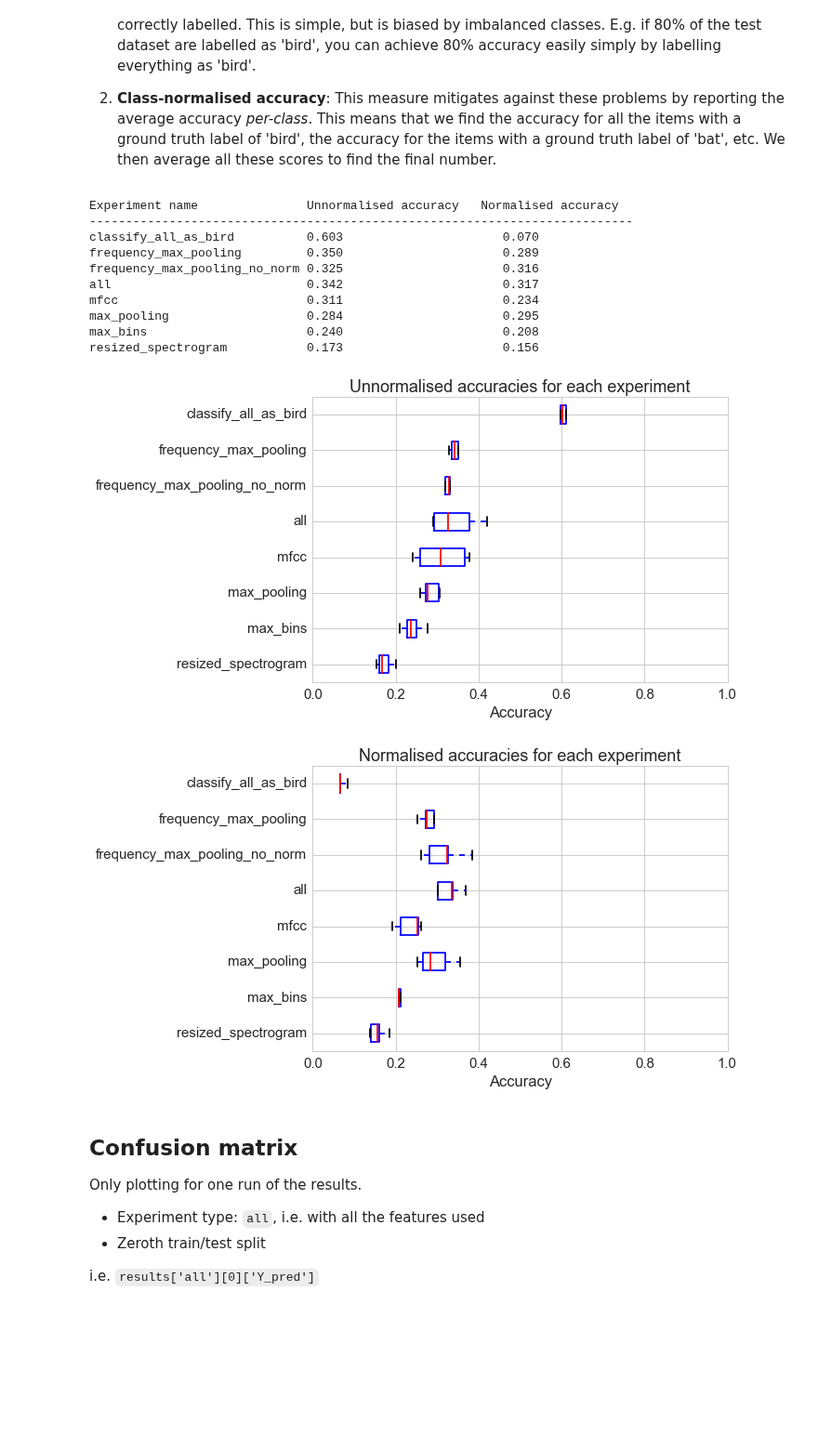
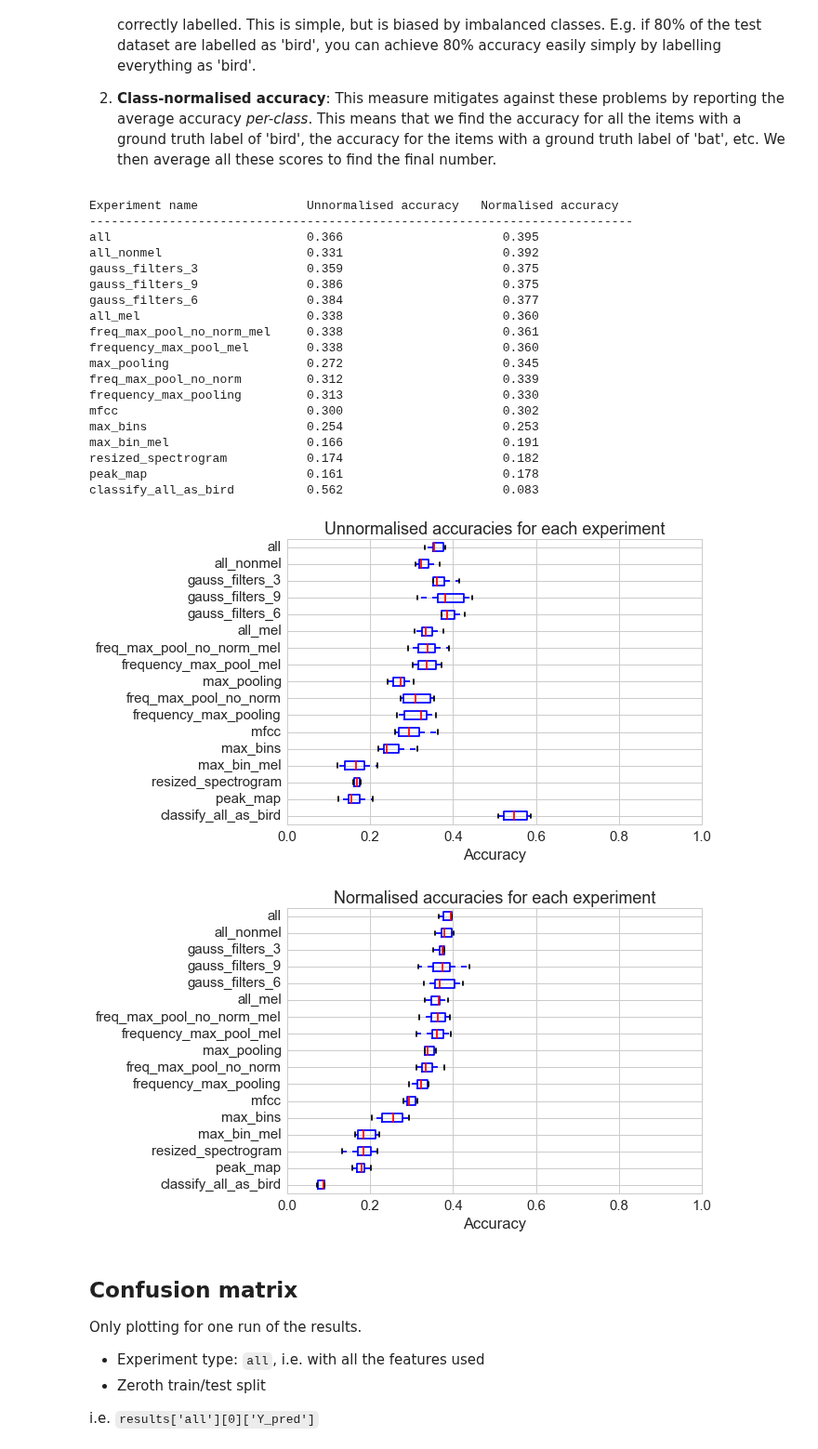
Before and after one commit to mdfirman/CityNet, a Jupyter notebook: notebooks/classification/features_evaluation.ipynb, the cells around one changed output. Shown at 93% size. Drawn from its saved outputs; the diff is of its cells as text; code cells hidden in the pictures; blank space fills up the shorter version.

Commit message:
Added some old work which I hadn't committed before, e.g. features evaluation now uses the blank snippets also

```diff
--- a/notebooks/classification/features_evaluation.ipynb
+++ b/notebooks/classification/features_evaluation.ipynb
@@ -39,12 +39,15 @@ The autoreload extension is already loaded. To reload it, use:
   %reload_ext autoreload
 # %%
 # this sets where the data is stored
-base_path = '/home/michael/projects/engaged_hackathon_data/cropped_audio/'
+base_path = '/home/michael/projects/engaged_hackathon_data/raw_data/cropped_audio/'
 
 spectrogram_parameters = {
     'nfft': 1024,
     'window_width': 0.03,
-    'overlap': 0.01
+    'overlap': 0.01,
+#     'convert_to_mel': True,
+#     'mel_bins': 50,
+#     'stowell_normalise': True
     }
 
 # we won't bother training OR testing on classes with fewer data than this number:
@@ -224,15 +288,18 @@ def train_test_split_file_level(superclass_labels, *arrays, **options):
 import random
 tic = time.time()
 
+# set up experiments for sets of features
 experiments = {
-    'mfcc': ['mfcc'],
-    'resized_spectrogram': ['resized_spectrogram'],
-    'max_bins': ['max_bins'],
-    'max_pooling': ['max_pooling'],
-    'frequency_max_pooling': ['frequency_max_pooling'],
-    'frequency_max_pooling_no_norm': ['frequency_max_pooling_no_norm'],
-    'all': ['mfcc', 'resized_spectrogram', 'max_bins', 'max_pooling']
+    'all_nonmel': ['freq_max_pool_no_norm', 'frequency_max_pooling', 'max_pooling', 'max_bins'],
+    'all_mel': ['freq_max_pool_no_norm_mel', 'frequency_max_pool_mel', 'max_bin_mel'],
+    'all': ['mfcc', 'resized_spectrogram', 'max_bins', 'max_pooling', 'frequency_max_pooling',
+            'freq_max_pool_no_norm', 'frequency_max_pool_mel', 'max_bin_mel']
     }
+
+# add an experiment for each feature type
+for xx in X:
+    if len(xx) > 1:
+        experiments[xx] = [xx]
 
 # a list of the *original* file from which each recording came
 source_files = [datum['base_filename'] for datum in dataset]
@@ -243,7 +310,7 @@ results = collections.defaultdict(list)
 
 # we will repeat the experiment for multiple train/test splits, and ultimately
 # average over them
-for random_seed in range(5):
+for random_seed in range(4, 10):
 
     print "Seed", random_seed,
 
@@ -266,11 +333,15 @@ for random_seed in range(5):
 
     # count the classes in the training set
     training_class_counts = collections.Counter(Y_train)
+    temp_test_class_counts = \
+        collections.Counter([Y[idx] for idx in temp_test_idxs])
 
     # only use test classes which appear in the training set enough times!
-    test_idxs = [idx
-                 for idx in temp_test_idxs
-                 if training_class_counts[Y[idx]] > minimum_class_count]
+    # ...and which are in the test set enough times!
+    test_idxs = [
+        idx for idx in temp_test_idxs
+        if training_class_counts[Y[idx]] > minimum_class_count
+        and temp_test_class_counts[Y[idx]] > minimum_class_count]
     Y_test = [Y[idx] for idx in test_idxs]
 
     # Set a baseline where all the test set is classified as bird
@@ -386,44 +455,53 @@ for experiment_name, result_list in results.iteritems():
 
     accuracies.append((experiment_name, unnormalised_acc, class_normalised_acc))
 
 # sorting the list of accuracies by median accuracy
-accuracies = sorted(accuracies, key=lambda x: np.median(np.array(x[1])))
+accuracies = sorted(accuracies, key=lambda x: np.median(np.array(x[2])))
 
 # printing this sorted list
 print "Experiment name".ljust(30) + "Unnormalised accuracy".ljust(24) + \
     "Normalised accuracy".ljust(20)
 
 print '-' * 75
 
 for experiment_name, acc1, acc2 in accuracies[::-1]:
     print experiment_name.ljust(30) + '%0.3f\t\t\t %0.3f' % \
         (np.array(acc1).mean(), np.array(acc2).mean())
 
 plt.boxplot([acc[1] for acc in accuracies], 0, 'b+', 0);
 plt.xlim(0, 1.0)
 plt.xlabel('Accuracy')
 plt.title('Unnormalised accuracies for each experiment')
 plt.gca().set_yticklabels([acc[0] for acc in accuracies]);
 
 plt.figure()
 plt.boxplot([acc[2] for acc in accuracies], 0, 'b+', 0);
 plt.xlim(0, 1.0)
 plt.xlabel('Accuracy')
 plt.title('Normalised accuracies for each experiment')
 plt.gca().set_yticklabels([acc[0] for acc in accuracies]);
 # %% [output]
 Experiment name               Unnormalised accuracy   Normalised accuracy
 ---------------------------------------------------------------------------
-classify_all_as_bird          0.603                      0.070
-frequency_max_pooling         0.350                      0.289
-frequency_max_pooling_no_norm 0.325                      0.316
-all                           0.342                      0.317
-mfcc                          0.311                      0.234
-max_pooling                   0.284                      0.295
-max_bins                      0.240                      0.208
-resized_spectrogram           0.173                      0.156
+all                           0.366                      0.395
+all_nonmel                    0.331                      0.392
+gauss_filters_3               0.359                      0.375
+gauss_filters_9               0.386                      0.375
+gauss_filters_6               0.384                      0.377
+all_mel                       0.338                      0.360
+freq_max_pool_no_norm_mel     0.338                      0.361
+frequency_max_pool_mel        0.338                      0.360
+max_pooling                   0.272                      0.345
+freq_max_pool_no_norm         0.312                      0.339
+frequency_max_pooling         0.313                      0.330
+mfcc                          0.300                      0.302
+max_bins                      0.254                      0.253
+max_bin_mel                   0.166                      0.191
+resized_spectrogram           0.174                      0.182
+peak_map                      0.161                      0.178
+classify_all_as_bird          0.562                      0.083
-[figure, old version]
+[figure, new version]
-[figure, old version]
+[figure, new version]
 # %% [markdown]
 ## Confusion matrix
 Only plotting for one run of the results.
```
Also changed, not shown: parts of 9 cells of this notebook, 1 other file.
